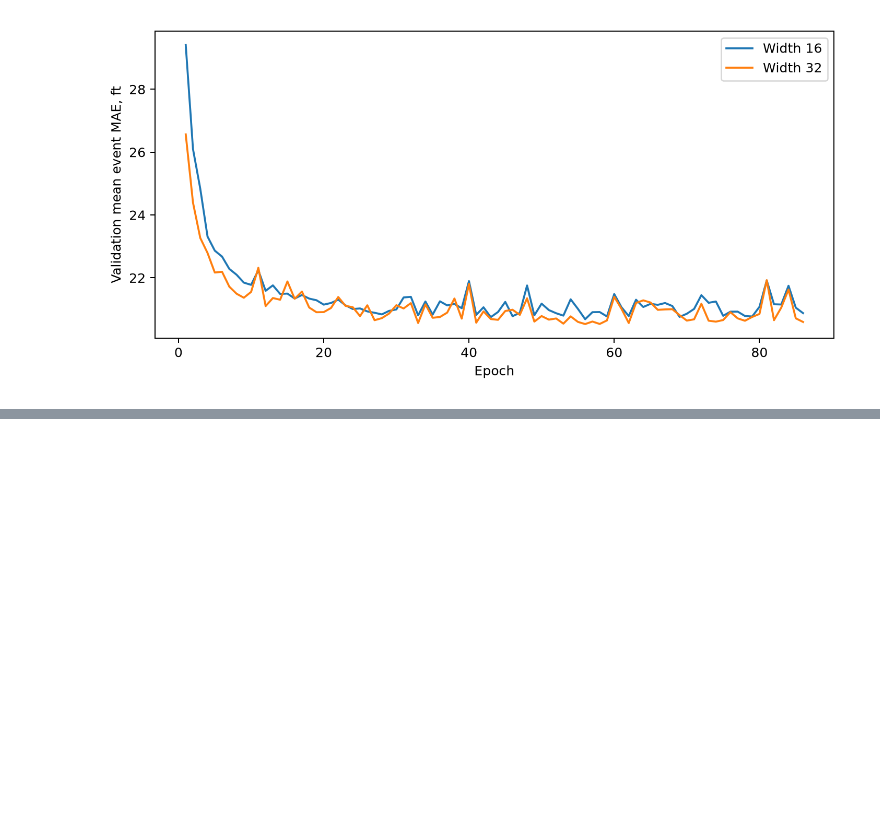
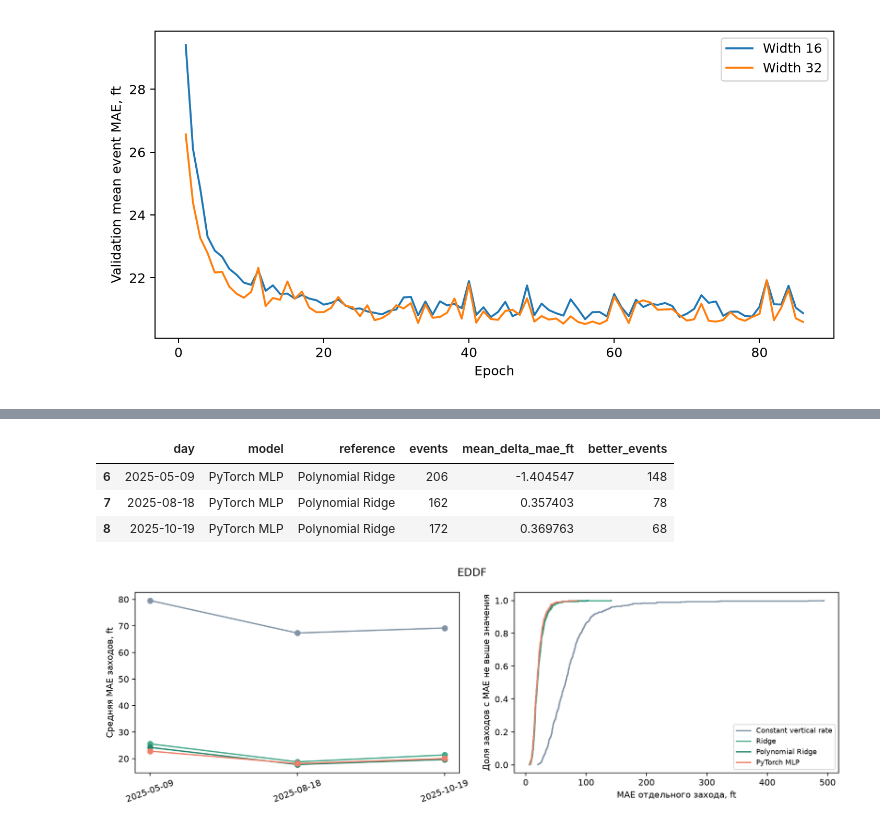
Before and after one commit to steptovictory-dev/Approach-Risk-ver.-1.2, a Jupyter notebook: notebooks/02_three_airports.ipynb, the cells around one changed output, grey strips where cells are left out. Cells and saved outputs as stored; diff of their text form; code cells hidden in the pictures; blank space fills up the shorter version.

```diff
--- a/notebooks/02_three_airports.ipynb
+++ b/notebooks/02_three_airports.ipynb
@@ -92,0 +138,8 @@ display(Image(filename=str(root / "reports/EDDF/mlp_validation.png")))
+# %%
+# Показываем ошибки по дням, парные разницы и интервалы
+display(pd.read_csv(root / "reports/EDDF/errors_by_day.csv"))
+display(pd.read_csv(root / "reports/EDDF/paired_uncertainty.csv"))
+daily = pd.read_csv(root / "reports/EDDF/paired_errors_by_day.csv")
+display(daily.loc[daily.model.eq("PyTorch MLP") & daily.reference.eq("Polynomial Ridge")])
+display(Image(filename=str(root / "reports/EDDF/error_analysis.png")))
+# %% [output]
@@ -92,0 +164,5 @@ display(Image(filename=str(root / "reports/EDDF/mlp_validation.png")))
+|  | day | model | reference | events | mean_delta_mae_ft | better_events |
+| 6 | 2025-05-09 | PyTorch MLP | Polynomial Ridge | 206 | -1.404547 | 148 |
+| 7 | 2025-08-18 | PyTorch MLP | Polynomial Ridge | 162 | 0.357403 | 78 |
+| 8 | 2025-10-19 | PyTorch MLP | Polynomial Ridge | 172 | 0.369763 | 68 |
+[figure, added]
```
Also changed, not shown: parts of 7 cells of this notebook, 13 other files.
